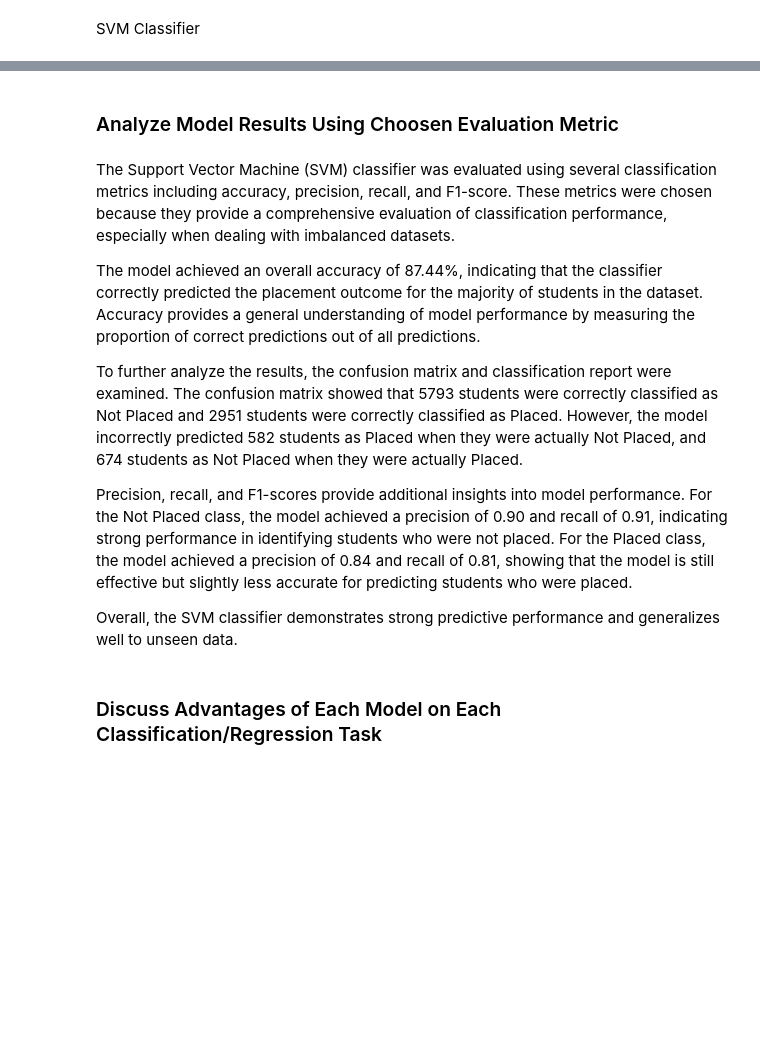
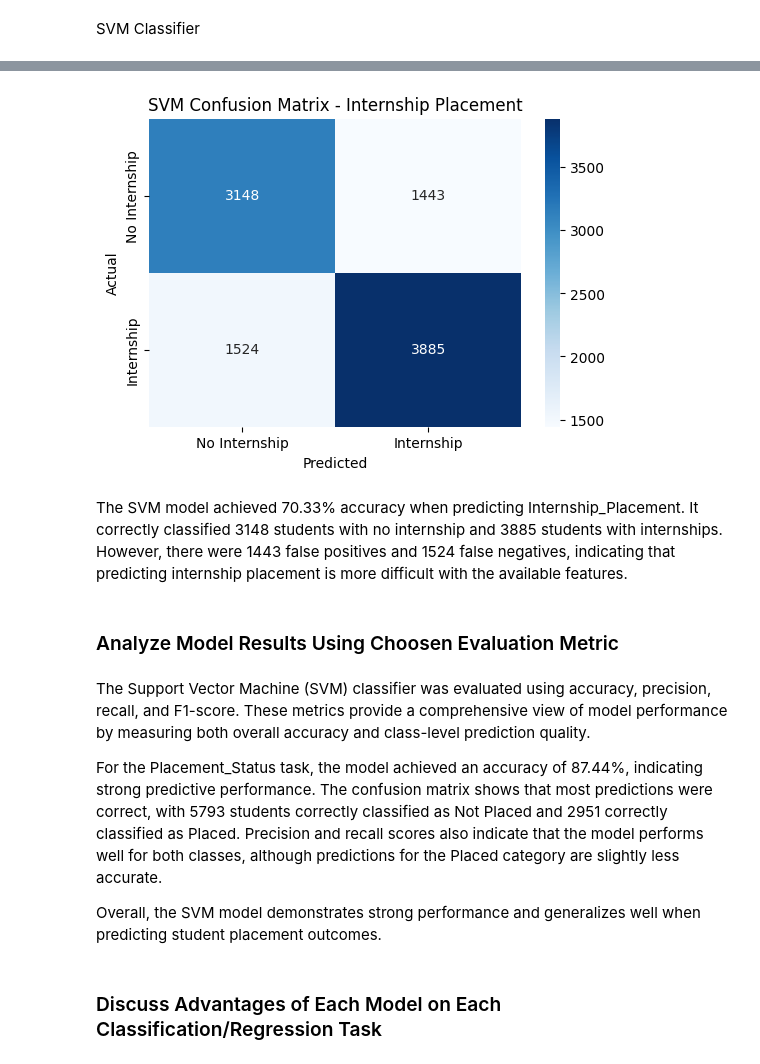
Before and after one commit to muskaanmahes/DS-7331-Term-Project, a Jupyter notebook: Lab_Two-Classification/Aayush_Notebook.ipynb, the cells around one changed output, grey strips where cells are left out. Cells and saved outputs as stored; diff of their text form; code cells hidden in the pictures; blank space fills up the shorter version.

```diff
--- a/Lab_Two-Classification/Aayush_Notebook.ipynb
+++ b/Lab_Two-Classification/Aayush_Notebook.ipynb
@@ -319,15 +325,26 @@ plt.show()
+# %%
+cm = confusion_matrix(y_test_task2, y_pred_task2)
+
+plt.figure(figsize=(6,4))
+sns.heatmap(cm, annot=True, fmt="d", cmap="Blues",
+            xticklabels=["No Internship","Internship"],
+            yticklabels=["No Internship","Internship"])
+plt.title("SVM Confusion Matrix - Internship Placement")
+plt.xlabel("Predicted")
+plt.ylabel("Actual")
+plt.show()
+# %% [output]
+[figure, added]
+# %% [markdown]
+The SVM model achieved 70.33% accuracy when predicting Internship_Placement. It correctly classified 3148 students with no internship and 3885 students with internships. However, there were 1443 false positives and 1524 false negatives, indicating that predicting internship placement is more difficult with the available features.
 # %% [markdown]
 ### Analyze Model Results Using Choosen Evaluation Metric
 # %% [markdown]
-The Support Vector Machine (SVM) classifier was evaluated using several classification metrics including accuracy, precision, recall, and F1-score. These metrics were chosen because they provide a comprehensive evaluation of classification performance, especially when dealing with imbalanced datasets.
+The Support Vector Machine (SVM) classifier was evaluated using accuracy, precision, recall, and F1-score. These metrics provide a comprehensive view of model performance by measuring both overall accuracy and class-level prediction quality.
 
-The model achieved an overall accuracy of 87.44%, indicating that the classifier correctly predicted the placement outcome for the majority of students in the dataset. Accuracy provides a general understanding of model performance by measuring the proportion of correct predictions out of all predictions.
+For the Placement_Status task, the model achieved an accuracy of 87.44%, indicating strong predictive performance. The confusion matrix shows that most predictions were correct, with 5793 students correctly classified as Not Placed and 2951 correctly classified as Placed. Precision and recall scores also indicate that the model performs well for both classes, although predictions for the Placed category are slightly less accurate.
 
-To further analyze the results, the confusion matrix and classification report were examined. The confusion matrix showed that 5793 students were correctly classified as Not Placed and 2951 students were correctly classified as Placed. However, the model incorrectly predicted 582 students as Placed when they were actually Not Placed, and 674 students as Not Placed when they were actually Placed.
-
-Precision, recall, and F1-scores provide additional insights into model performance. For the Not Placed class, the model achieved a precision of 0.90 and recall of 0.91, indicating strong performance in identifying students who were not placed. For the Placed class, the model achieved a precision of 0.84 and recall of 0.81, showing that the model is still effective but slightly less accurate for predicting students who were placed.
-
-Overall, the SVM classifier demonstrates strong predictive performance and generalizes well to unseen data.
+Overall, the SVM model demonstrates strong performance and generalizes well when predicting student placement outcomes.
 # %% [markdown]
 ### Discuss Advantages of Each Model on Each Classification/Regression Task
 # %% [markdown]
```
Also changed, not shown: parts of 8 cells of this notebook.
